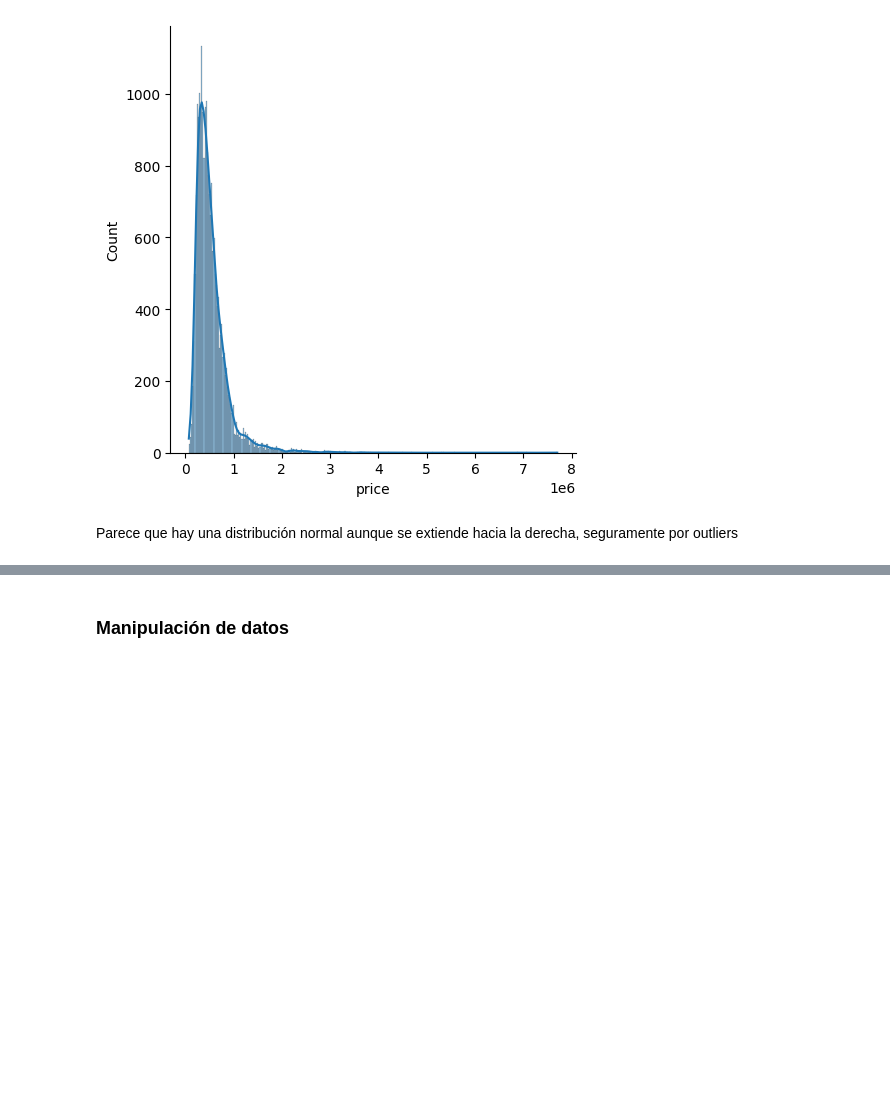
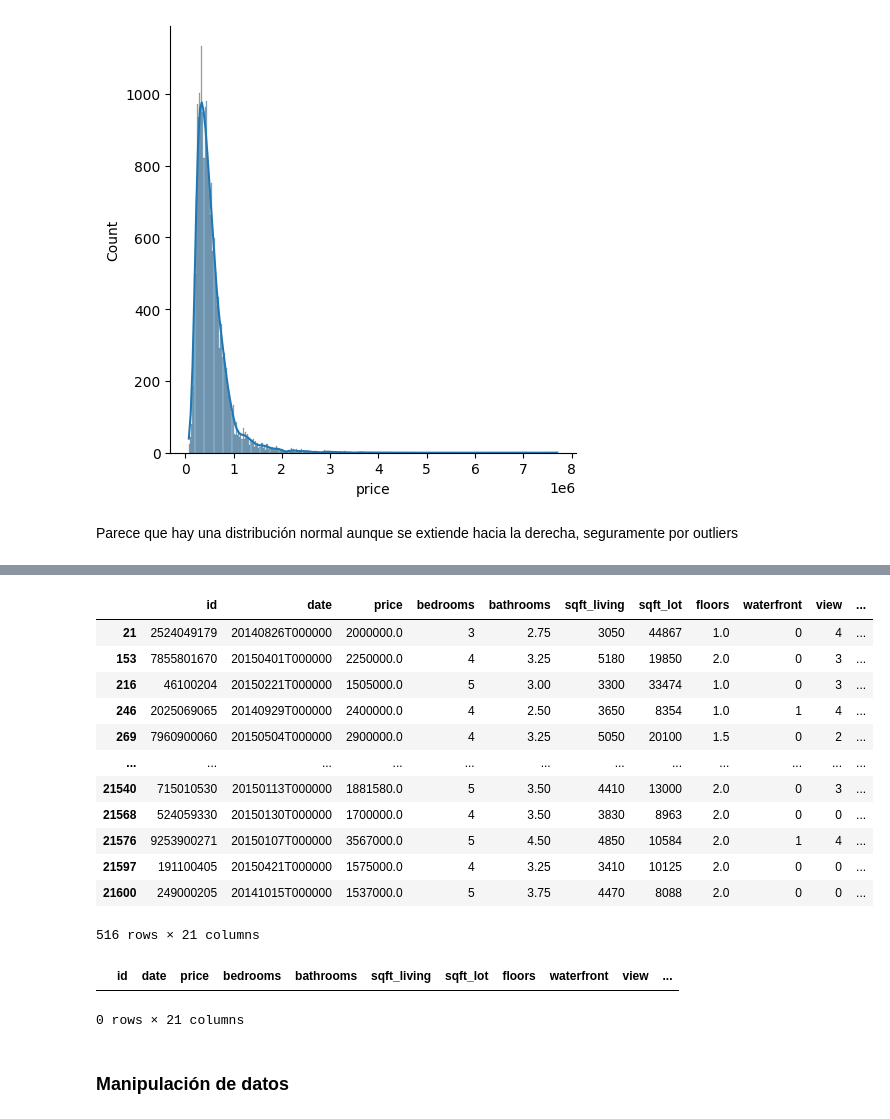
Before and after one commit to AI-School-F5-P2/Ml_training_SGS, a Jupyter notebook: UK houses.ipynb, the cells around one changed output, grey strips where cells are left out. Saved outputs shown, nothing was run; the diff lists cells and outputs as text; code cells hidden in the pictures; blank space fills up the shorter version.

```diff
--- a/UK houses.ipynb
+++ b/UK houses.ipynb
@@ -213,0 +233,17 @@ Parece que hay una distribución normal aunque se extiende hacia la derecha, seg
+# %%
+# Vamos a eliminar todos aquellos precios que sean > 1.500.000
+df[df.price > 1500000]
+# %% [output]
+|  | id | date | price | bedrooms | bathrooms | sqft_living | sqft_lot | floors | waterfront | view | ... |
+| 21 | 2524049179 | 20140826T000000 | 2000000.0 | 3 | 2.75 | 3050 | 44867 | 1.0 | 0 | 4 | ... |
+| 153 | 7855801670 | 20150401T000000 | 2250000.0 | 4 | 3.25 | 5180 | 19850 | 2.0 | 0 | 3 | ... |
+| 216 | 46100204 | 20150221T000000 | 1505000.0 | 5 | 3.00 | 3300 | 33474 | 1.0 | 0 | 3 | ... |
+| 246 | 2025069065 | 20140929T000000 | 2400000.0 | 4 | 2.50 | 3650 | 8354 | 1.0 | 1 | 4 | ... |
+| 269 | 7960900060 | 20150504T000000 | 2900000.0 | 4 | 3.25 | 5050 | 20100 | 1.5 | 0 | 2 | ... |
+| ... | ... | ... | ... | ... | ... | ... | ... | ... | ... | ... | ... |
+| 21540 | 715010530 | 20150113T000000 | 1881580.0 | 5 | 3.50 | 4410 | 13000 | 2.0 | 0 | 3 | ... |
+| 21568 | 524059330 | 20150130T000000 | 1700000.0 | 4 | 3.50 | 3830 | 8963 | 2.0 | 0 | 0 | ... |
+| 21576 | 9253900271 | 20150107T000000 | 3567000.0 | 5 | 4.50 | 4850 | 10584 | 2.0 | 1 | 4 | ... |
+| 21597 | 191100405 | 20150421T000000 | 1575000.0 | 4 | 3.25 | 3410 | 10125 | 2.0 | 0 | 0 | ... |
+| 21600 | 249000205 | 20141015T000000 | 1537000.0 | 5 | 3.75 | 4470 | 8088 | 2.0 | 0 | 0 | ... |
+516 rows × 21 columns
@@ -214,3 +255,9 @@ Parece que hay una distribución normal aunque se extiende hacia la derecha, seg
+# %%
+# Comprobamos
+df[df.price > 1500000]
+# %% [output]
+|  | id | date | price | bedrooms | bathrooms | sqft_living | sqft_lot | floors | waterfront | view | ... |
+0 rows × 21 columns
 # %% [markdown]
 ### Manipulación de datos ###
 # %%
```
Also changed, not shown: parts of 84 cells of this notebook.
